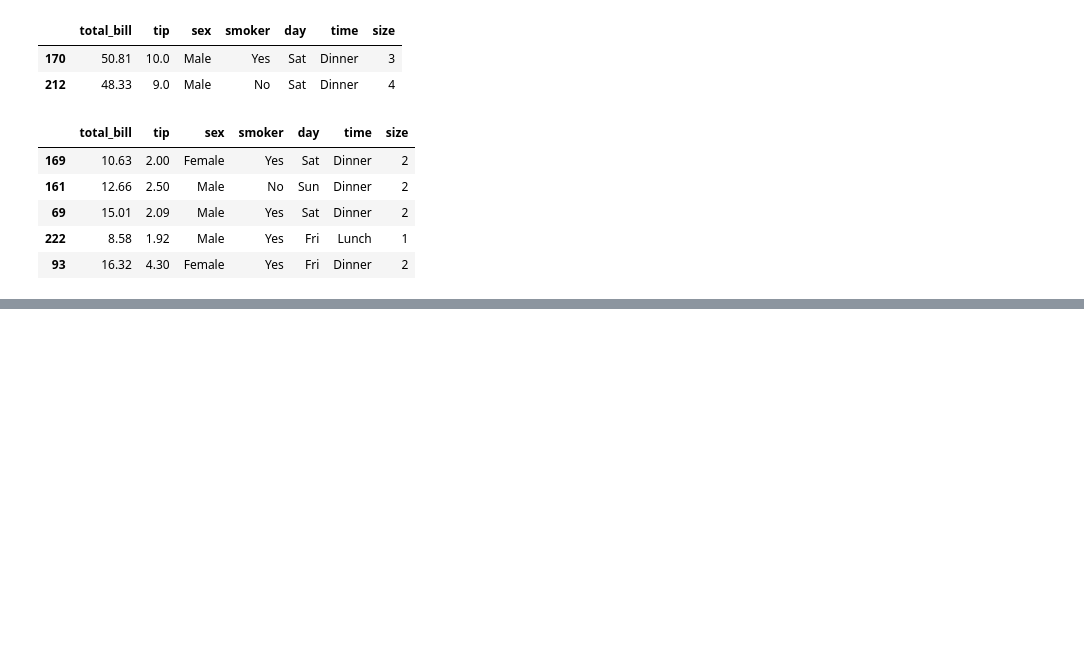
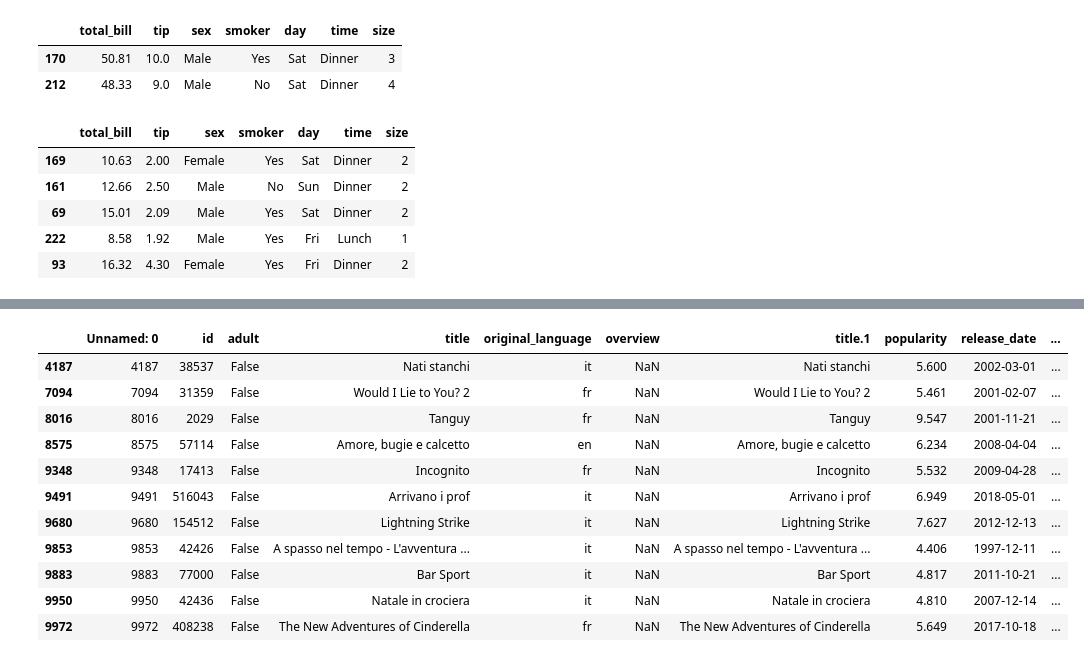
Before and after one commit to pawel9009/ML, a Jupyter notebook: notebooks/pandas.ipynb, the cells around one changed output, grey strips where cells are left out. Cells and saved outputs as stored; diff of their text form; code cells hidden in the pictures; blank space fills up the shorter version.

```diff
--- a/notebooks/pandas.ipynb
+++ b/notebooks/pandas.ipynb
@@ -319,0 +362,15 @@ df.sample(frac=0.2)
+# %%
+df[df['overview'].isnull()]
+# %% [output]
+|  | Unnamed: 0 | id | adult | title | original_language | overview | title.1 | popularity | release_date | ... |
+| 4187 | 4187 | 38537 | False | Nati stanchi | it | NaN | Nati stanchi | 5.600 | 2002-03-01 | ... |
+| 7094 | 7094 | 31359 | False | Would I Lie to You? 2 | fr | NaN | Would I Lie to You? 2 | 5.461 | 2001-02-07 | ... |
+| 8016 | 8016 | 2029 | False | Tanguy | fr | NaN | Tanguy | 9.547 | 2001-11-21 | ... |
+| 8575 | 8575 | 57114 | False | Amore, bugie e calcetto | en | NaN | Amore, bugie e calcetto | 6.234 | 2008-04-04 | ... |
+| 9348 | 9348 | 17413 | False | Incognito | fr | NaN | Incognito | 5.532 | 2009-04-28 | ... |
+| 9491 | 9491 | 516043 | False | Arrivano i prof | it | NaN | Arrivano i prof | 6.949 | 2018-05-01 | ... |
+| 9680 | 9680 | 154512 | False | Lightning Strike | it | NaN | Lightning Strike | 7.627 | 2012-12-13 | ... |
+| 9853 | 9853 | 42426 | False | A spasso nel tempo - L'avventura ... | it | NaN | A spasso nel tempo - L'avventura ... | 4.406 | 1997-12-11 | ... |
+| 9883 | 9883 | 77000 | False | Bar Sport | it | NaN | Bar Sport | 4.817 | 2011-10-21 | ... |
+| 9950 | 9950 | 42436 | False | Natale in crociera | it | NaN | Natale in crociera | 4.810 | 2007-12-14 | ... |
+| 9972 | 9972 | 408238 | False | The New Adventures of Cinderella | fr | NaN | The New Adventures of Cinderella | 5.649 | 2017-10-18 | ... |
```
Also changed, not shown: parts of 29 cells of this notebook.
